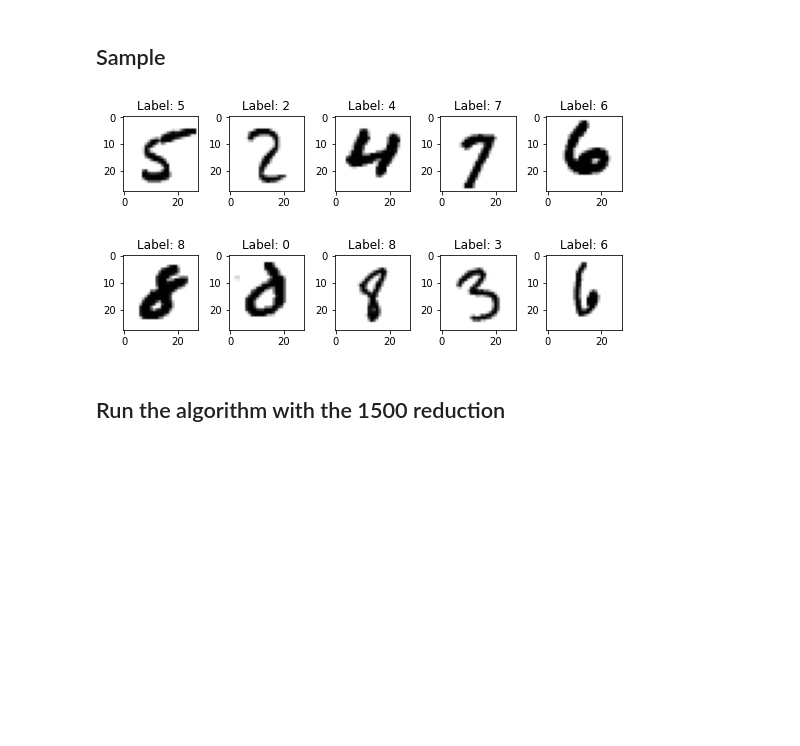
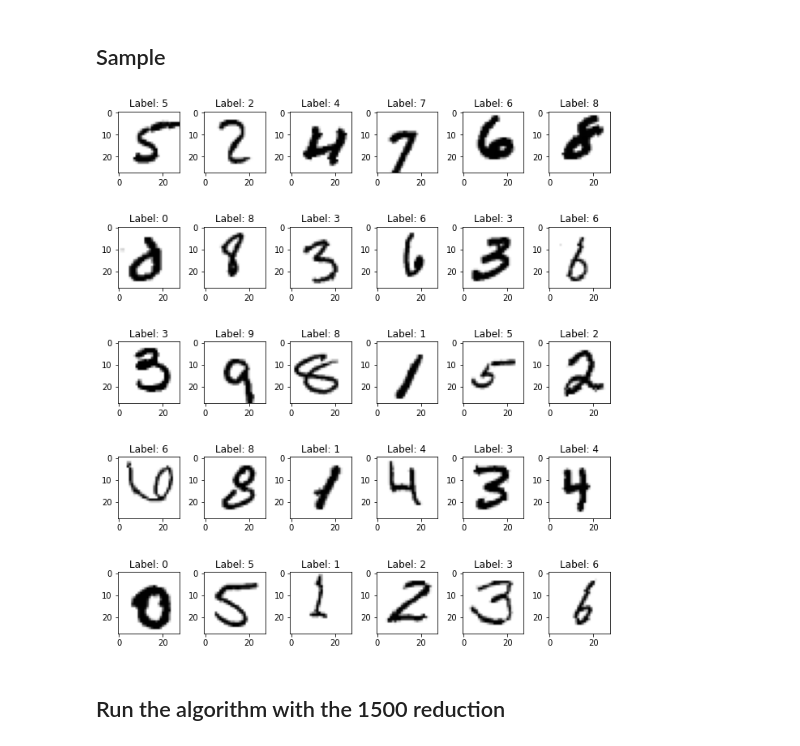
Before and after one commit to lfoscari/kernel-mnist, a Jupyter notebook: visualization/Digit classification example.ipynb, the cells around one changed output. Cells and saved outputs as stored; diff of their text form; code cells hidden in the pictures; blank space fills up the shorter version.

```diff
--- a/visualization/Digit classification example.ipynb
+++ b/visualization/Digit classification example.ipynb
@@ -21,25 +19,4 @@ from utils import polynomial, sgn_label, sgn
 training_batch_size = 60_000
 test_batch_size = 10_000
 
-train_data = datasets.MNIST(
-    root="data",
-    train=True,
-    download=True,
-    transform=Compose([ToTensor()])
-)
-
-test_data = datasets.MNIST(
-    root="data",
-    train=False,
-    download=True,
-    transform=Compose([ToTensor()])
-)
-
-train_dataloader = DataLoader(train_data, batch_size=training_batch_size, shuffle=True)
-test_dataloader = DataLoader(test_data, batch_size=test_batch_size, shuffle=True)
-
-train_examples = iter(train_dataloader)
-test_examples = iter(test_dataloader)
-
-x_train, y_train = next(train_examples)
-x_test, y_test = next(test_examples)
+(x_train, y_train), (x_test, y_test) = mnist_loader(training_batch_size, test_batch_size)
@@ -62,23 +23,25 @@ Extracting data/MNIST/raw/t10k-labels-idx1-ubyte.gz to data/MNIST/raw
 # %% [markdown]
 ## Sample
+# %%
+num = 30
+examples = x_train[:num]
+labels = y_train[:num]
+
+rows = 5
+cols = 6
 # %%
-num = 10
-images = x_train[:num]
-labels = y_train[:num]
-
-rows = 2
-cols = 5
 fig, axes = plt.subplots(rows, cols, figsize=(1.5 * cols, 2 * rows))
 
 for i in range(num):
     ax = axes[i // cols, i % cols]
-    ax.imshow(images[i][0], cmap='gray_r')
+    image = examples[i].reshape((1, 28, 28))
+    ax.imshow(image[0], cmap='gray_r')
     ax.set_title(f"Label: {labels[i]}")
 
 plt.tight_layout()
 plt.show()
 # %% [output]
-[figure, old version]
+[figure, new version]
 # %% [markdown]
 ## Run the algorithm with the 1500 reduction
 # %%
```
Also changed, not shown: parts of 6 cells of this notebook, 10 other files.
